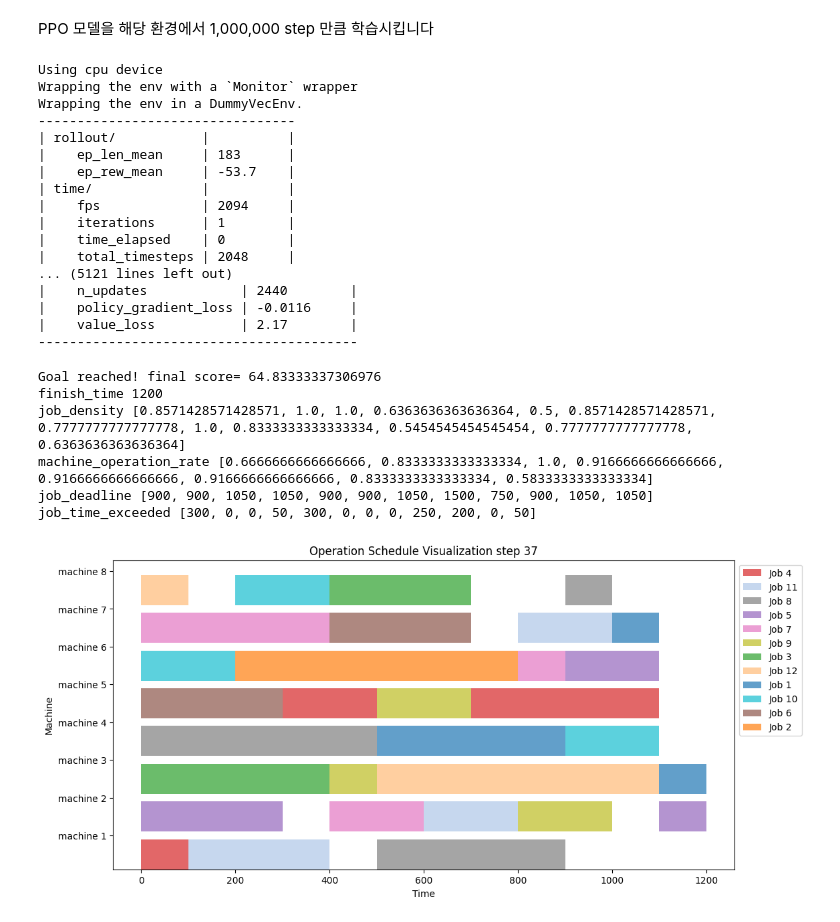
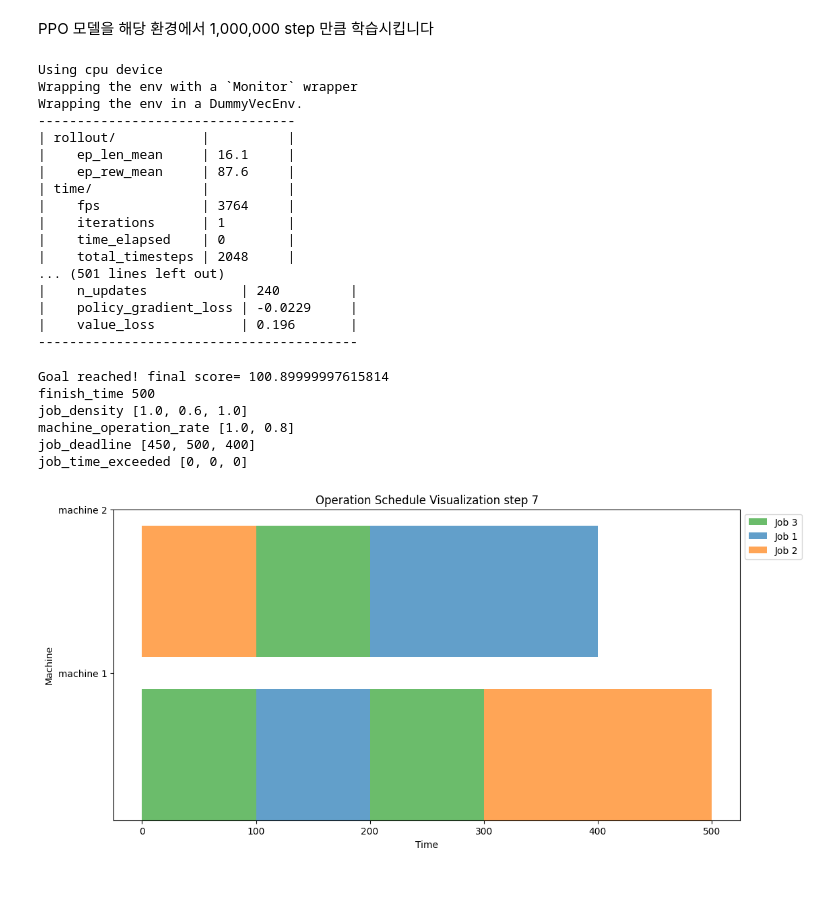
Before and after one commit to Huch0/RL-Scheduler, a Jupyter notebook: Test_CustomEnv.ipynb, the cells around one changed output. Cells and saved outputs as stored; diff of their text form; code cells hidden in the pictures; blank space fills up the shorter version.

```diff
--- a/Test_CustomEnv.ipynb
+++ b/Test_CustomEnv.ipynb
@@ -55,0 +56,21 @@ while True:
+# %%
+env2 = SchedulingEnv(machine_config_path= "instances/Machines/v0-2.json", job_config_path = "instances/Jobs/v0-3.json")
+check_env(env2)
+# %%
+step = 0
+obs, info = env2.reset()
+
+while True:
+    step += 1
+    action = env2.action_space.sample()
+    obs, reward, terminated, truncated, info = env2.step(action)
+    done = terminated or truncated
+    if done:
+        print("Goal reached!", "final score=", reward)
+        print('finish_time', info['finish_time'])
+        print('job_density', info['job_density'])
+        print('machine_operation_rate', info['machine_operation_rate'])
+        print('job_deadline', info['job_deadline'])
+        print('job_time_exceeded', info['job_time_exceeded'])
+        env2.render()
+        break
@@ -56,48 +85,48 @@ while True:
 # %% [markdown]
 PPO 모델을 해당 환경에서 1,000,000 step 만큼 학습시킵니다
 # %%
-model = PPO('MultiInputPolicy', env, verbose=1).learn(500000)
+model = PPO('MultiInputPolicy', env2, verbose=1).learn(50000)
 # %% [output]
 Using cpu device
 Wrapping the env with a `Monitor` wrapper
 Wrapping the env in a DummyVecEnv.
 ---------------------------------
 | rollout/           |          |
-|    ep_len_mean     | 183      |
-|    ep_rew_mean     | -53.7    |
+|    ep_len_mean     | 16.1     |
+|    ep_rew_mean     | 87.6     |
 | time/              |          |
-|    fps             | 2094     |
+|    fps             | 3764     |
 |    iterations      | 1        |
 |    time_elapsed    | 0        |
 |    total_timesteps | 2048     |
-... (5121 lines left out)
-|    n_updates            | 2440        |
-|    policy_gradient_loss | -0.0116     |
-|    value_loss           | 2.17        |
+... (501 lines left out)
+|    n_updates            | 240         |
+|    policy_gradient_loss | -0.0229     |
+|    value_loss           | 0.196       |
 -----------------------------------------
 # %%
-obs, info = env.reset()
+obs, info = env2.reset()
 done = False
 while True:
     action, _ = model.predict(obs, deterministic = True)
-    obs, reward, terminated, truncated, info = env.step(action)
+    obs, reward, terminated, truncated, info = env2.step(action)
     done = terminated or truncated
     if done:
         print("Goal reached!", "final score=", reward)
         print('finish_time', info['finish_time'])
         print('job_density', info['job_density'])
         print('machine_operation_rate', info['machine_operation_rate'])
         print('job_deadline', info['job_deadline'])
         print('job_time_exceeded', info['job_time_exceeded'])
-        env.render()
+        env2.render()
         break
 # %% [output]
-Goal reached! final score= 64.83333337306976
-finish_time 1200
-job_density [0.8571428571428571, 1.0, 1.0, 0.6363636363636364, 0.5, 0.8571428571428571, 0.7777777777777778, 1.0, 0.8333333333333334, 0.5454545454545454, 0.7777777777777778, 0.6363636363636364]
-machine_operation_rate [0.6666666666666666, 0.8333333333333334, 1.0, 0.9166666666666666, 0.9166666666666666, 0.9166666666666666, 0.8333333333333334, 0.5833333333333334]
-job_deadline [900, 900, 1050, 1050, 900, 900, 1050, 1500, 750, 900, 1050, 1050]
-job_time_exceeded [300, 0, 0, 50, 300, 0, 0, 0, 250, 200, 0, 50]
+Goal reached! final score= 100.89999997615814
+finish_time 500
+job_density [1.0, 0.6, 1.0]
+machine_operation_rate [1.0, 0.8]
+job_deadline [450, 500, 400]
+job_time_exceeded [0, 0, 0]
-[figure, old version]
+[figure, new version]
 # %%
 model.save("PPO_1,000,000_v2")
```
Also changed, not shown: parts of 2 cells of this notebook, 2 other files.
